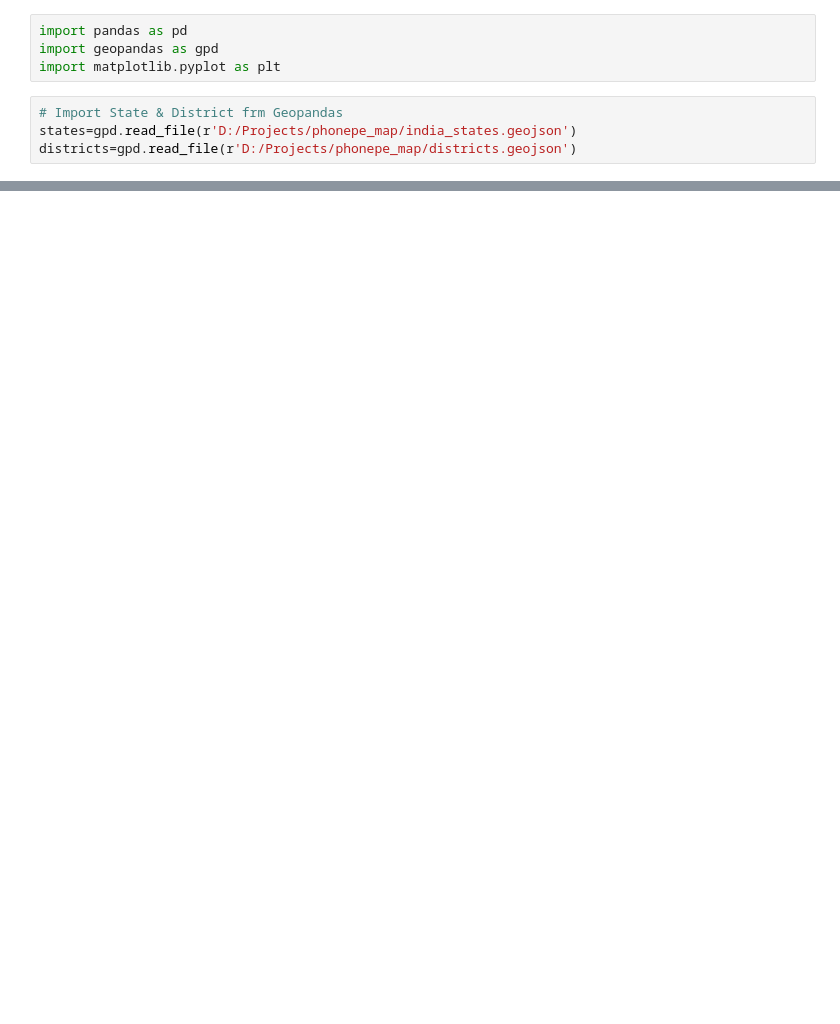
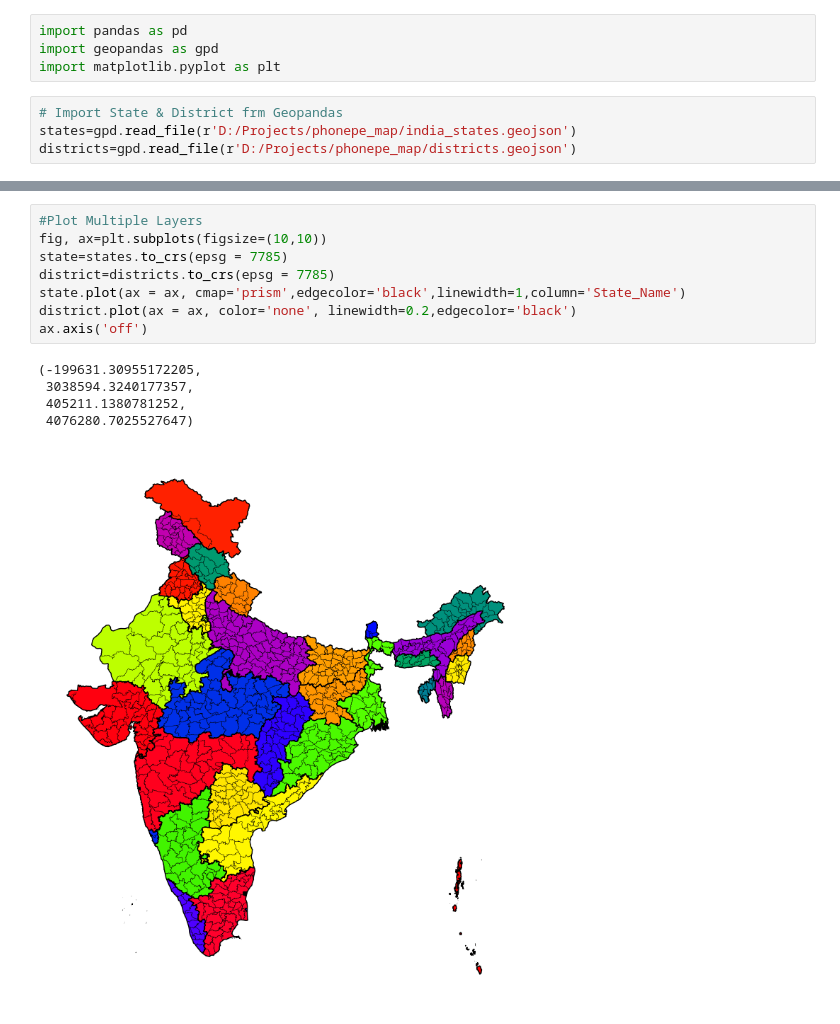
Before and after one commit to cyborg-anand/map_pp_india, a Jupyter notebook: map_pp.ipynb, the cells around one changed output, grey strips where cells are left out. Cells and saved outputs as stored; diff of their text form; blank space fills up the shorter version.

```diff
--- a/map_pp.ipynb
+++ b/map_pp.ipynb
@@ -32,0 +19,14 @@ ax.axis('off')
+# %%
+#Plot Multiple Layers
+fig, ax=plt.subplots(figsize=(10,10))
+state=states.to_crs(epsg = 7785)
+district=districts.to_crs(epsg = 7785)
+state.plot(ax = ax, cmap='prism',edgecolor='black',linewidth=1,column='State_Name')
+district.plot(ax = ax, color='none', linewidth=0.2,edgecolor='black')
+ax.axis('off')
+# %% [output]
+(-199631.30955172205,
+ 3038594.3240177357,
+ 405211.1380781252,
+ 4076280.7025527647)
+[figure, added]
```
Also changed, not shown: parts of 3 cells of this notebook.
